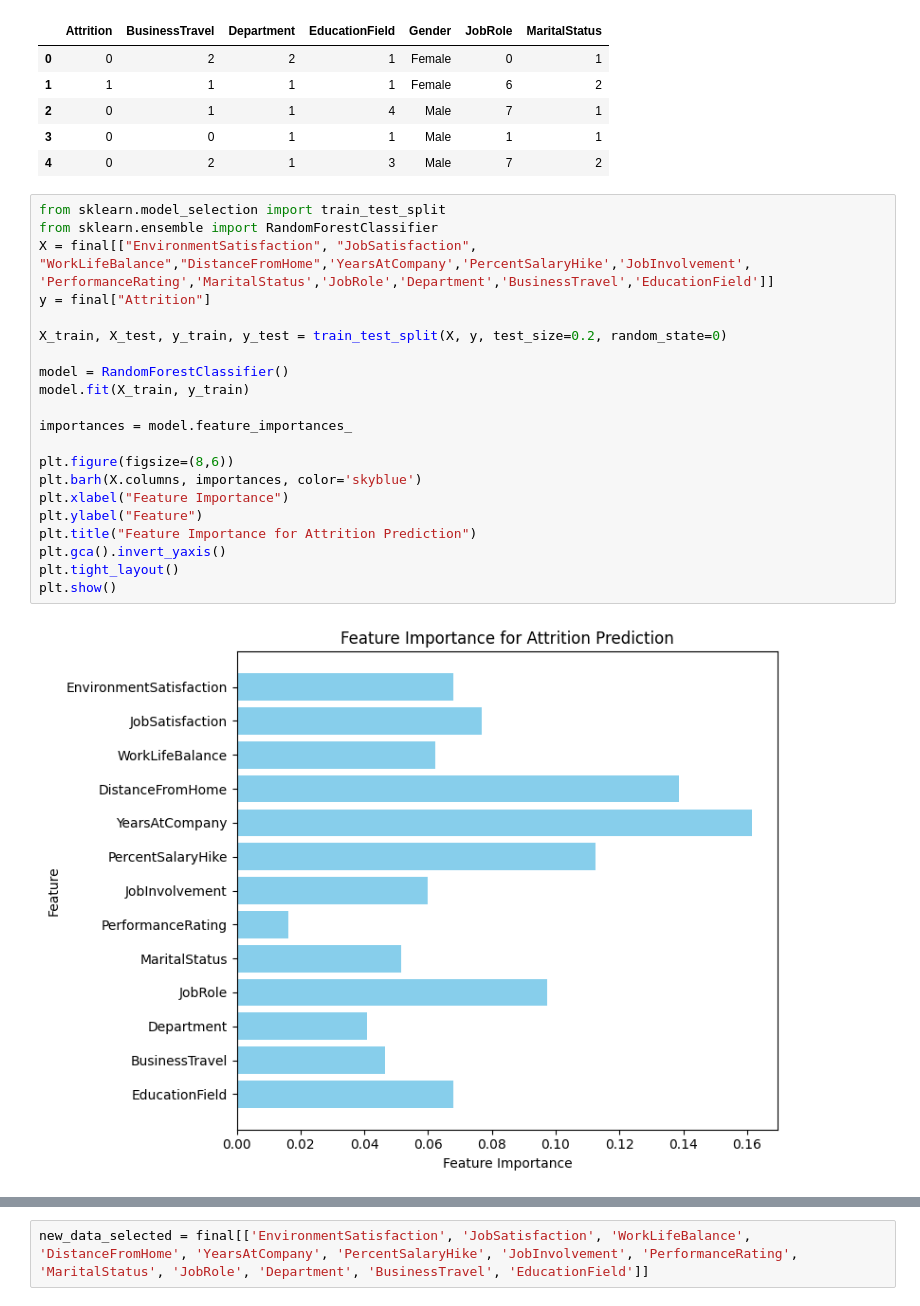
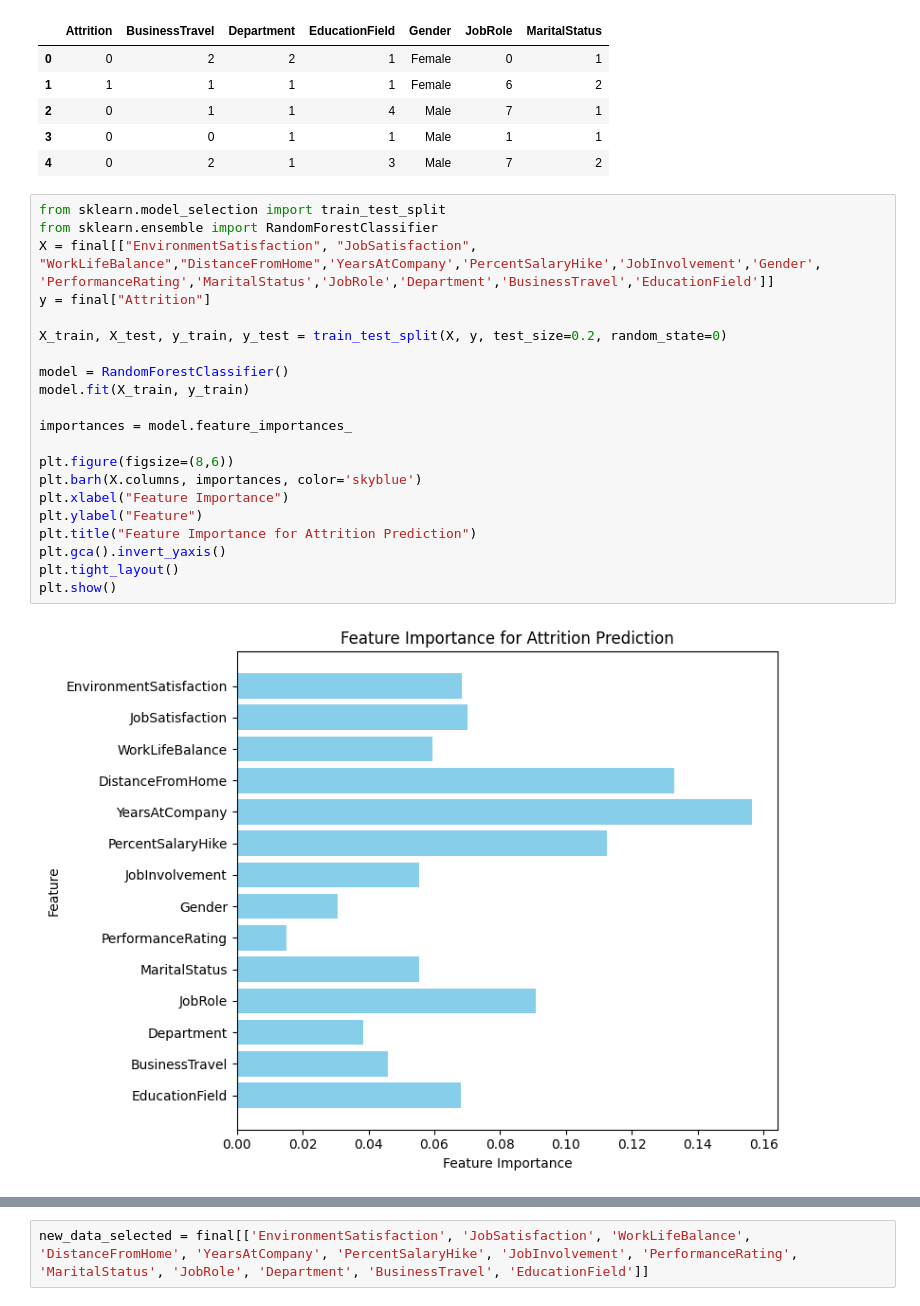
Before and after one commit to Veyesd/rh-analysis, a Jupyter notebook: rh_analysis2.ipynb, the cells around one changed output, grey strips where cells are left out. Saved outputs shown, nothing was run; the diff lists cells and outputs as text.

```diff
--- a/rh_analysis2.ipynb
+++ b/rh_analysis2.ipynb
@@ -626,23 +626,23 @@ no_numerical_features.head()
 # %%
 from sklearn.model_selection import train_test_split
 from sklearn.ensemble import RandomForestClassifier
-X = final[["EnvironmentSatisfaction", "JobSatisfaction", "WorkLifeBalance","DistanceFromHome",'YearsAtCompany','PercentSalaryHike','JobInvolvement', 'PerformanceRating','MaritalStatus','JobRole','Department','BusinessTravel','EducationField']]
+X = final[["EnvironmentSatisfaction", "JobSatisfaction", "WorkLifeBalance","DistanceFromHome",'YearsAtCompany','PercentSalaryHike','JobInvolvement','Gender', 'PerformanceRating','MaritalStatus','JobRole','Department','BusinessTravel','EducationField']]
 y = final["Attrition"]
 
 X_train, X_test, y_train, y_test = train_test_split(X, y, test_size=0.2, random_state=0)
 
 model = RandomForestClassifier()
 model.fit(X_train, y_train)
 
 importances = model.feature_importances_
 
 plt.figure(figsize=(8,6))
 plt.barh(X.columns, importances, color='skyblue')
 plt.xlabel("Feature Importance")
 plt.ylabel("Feature")
 plt.title("Feature Importance for Attrition Prediction")
 plt.gca().invert_yaxis()
 plt.tight_layout()
 plt.show()
 # %% [output]
-[figure, old version]
+[figure, new version]
```
Also changed, not shown: parts of 1 cell of this notebook.
